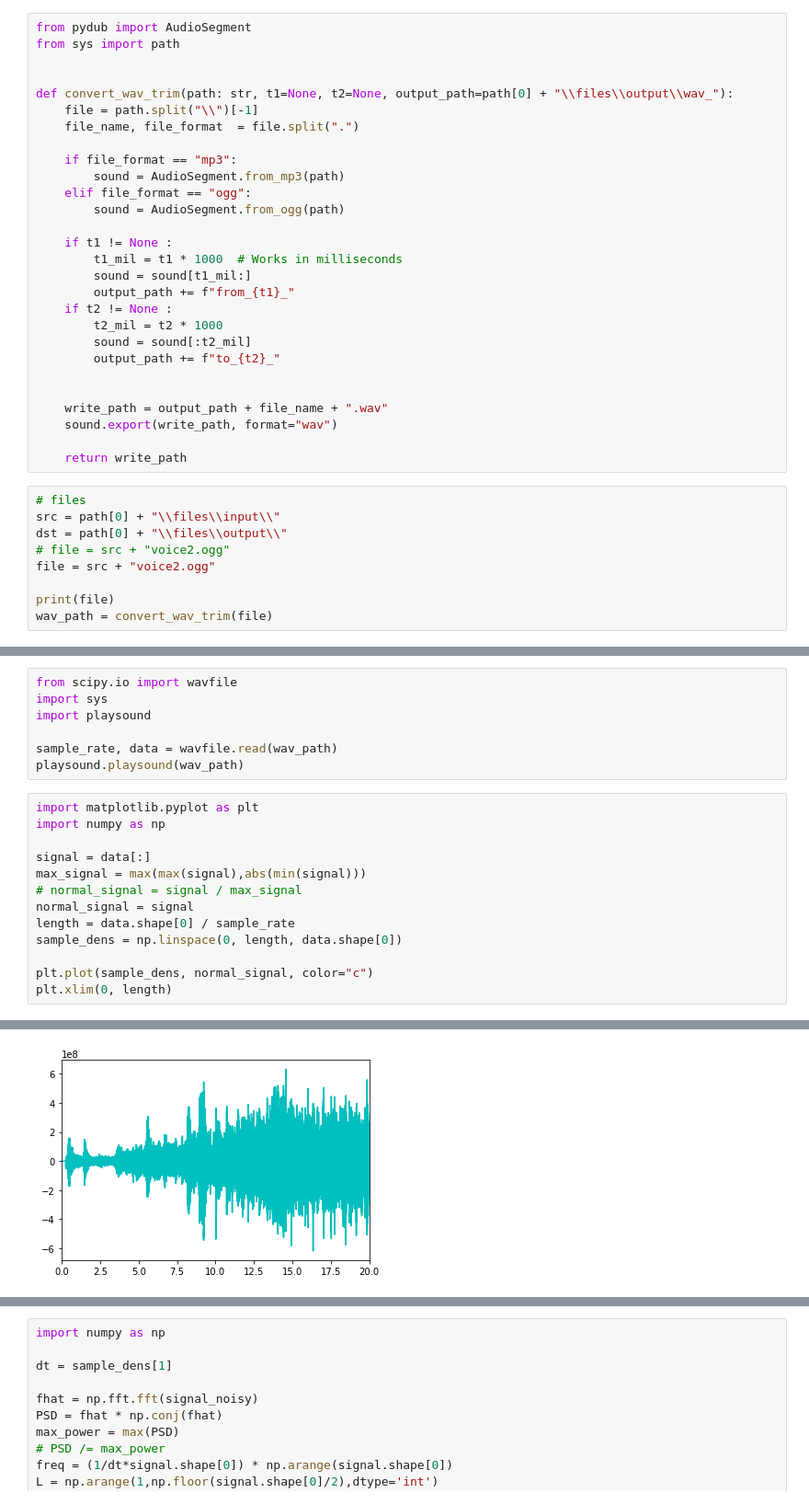
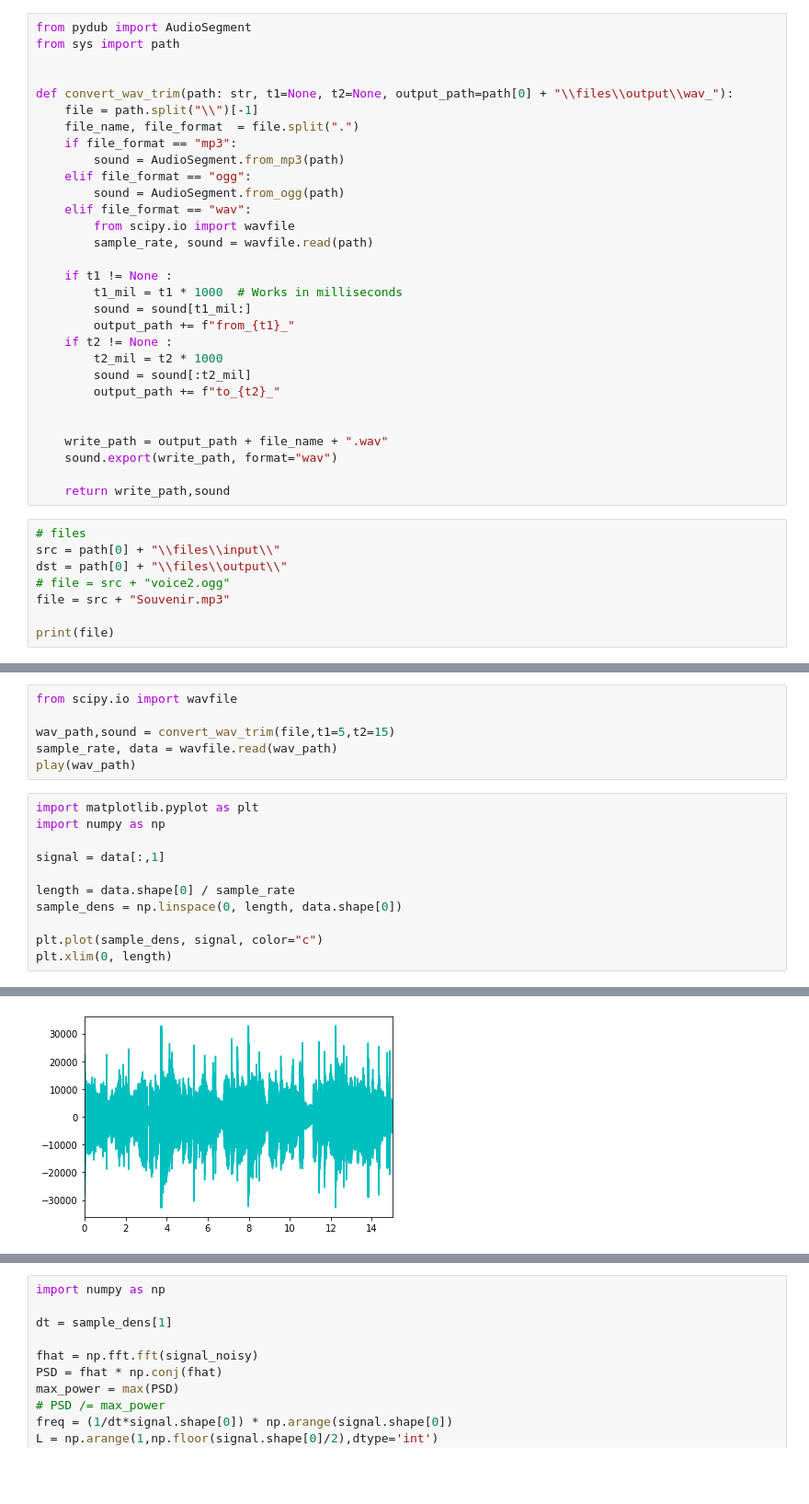
Before and after one commit to CenaAshoori/Signal-Processing, a Jupyter notebook: Audio FFT/audio_FFT.ipynb, the cells around one changed output, grey strips where cells are left out. Shown: that part at 92% size. Drawn from its saved outputs; the diff is of its cells as text; blank space fills up the shorter version.

```diff
--- a/Audio FFT/audio_FFT.ipynb
+++ b/Audio FFT/audio_FFT.ipynb
@@ -6,11 +6,13 @@ from sys import path
 def convert_wav_trim(path: str, t1=None, t2=None, output_path=path[0] + "\\files\\output\\wav_"):
     file = path.split("\\")[-1]
     file_name, file_format  = file.split(".")
-
     if file_format == "mp3":
         sound = AudioSegment.from_mp3(path)
     elif file_format == "ogg":
         sound = AudioSegment.from_ogg(path)
+    elif file_format == "wav":
+        from scipy.io import wavfile
+        sample_rate, sound = wavfile.read(path)
 
     if t1 != None :
         t1_mil = t1 * 1000  # Works in milliseconds
@@ -25,14 +27,13 @@ def convert_wav_trim(path: str, t1=None, t2=None, output_path=path[0] + "\\files
     write_path = output_path + file_name + ".wav"
     sound.export(write_path, format="wav")
 
-    return write_path
+    return write_path,sound
 # %%
 # files
 src = path[0] + "\\files\\input\\"
 dst = path[0] + "\\files\\output\\"
 # file = src + "voice2.ogg"
-file = src + "voice2.ogg"
+file = src + "Souvenir.mp3"
 
 print(file)
-wav_path = convert_wav_trim(file)
 # %% [output]
@@ -40,21 +48,18 @@ c:\+Code\University\Signal\Audio FFT\files\input\voice2.ogg
 # %%
 from scipy.io import wavfile
-import sys
-import playsound
 
+wav_path,sound = convert_wav_trim(file,t1=5,t2=15)
 sample_rate, data = wavfile.read(wav_path)
-playsound.playsound(wav_path)
+play(wav_path)
 # %%
 import matplotlib.pyplot as plt
 import numpy as np
 
-signal = data[:]
-max_signal = max(max(signal),abs(min(signal)))
-# normal_signal = signal / max_signal
-normal_signal = signal
+signal = data[:,1]
+
 length = data.shape[0] / sample_rate
 sample_dens = np.linspace(0, length, data.shape[0])
 
-plt.plot(sample_dens, normal_signal, color="c")
+plt.plot(sample_dens, signal, color="c")
 plt.xlim(0, length)
 # %% [output]
@@ -62,2 +67,2 @@ plt.xlim(0, length)
-[figure, old version]
+[figure, new version]
 # %%
```
Also changed, not shown: parts of 9 cells of this notebook, 1 other file.
